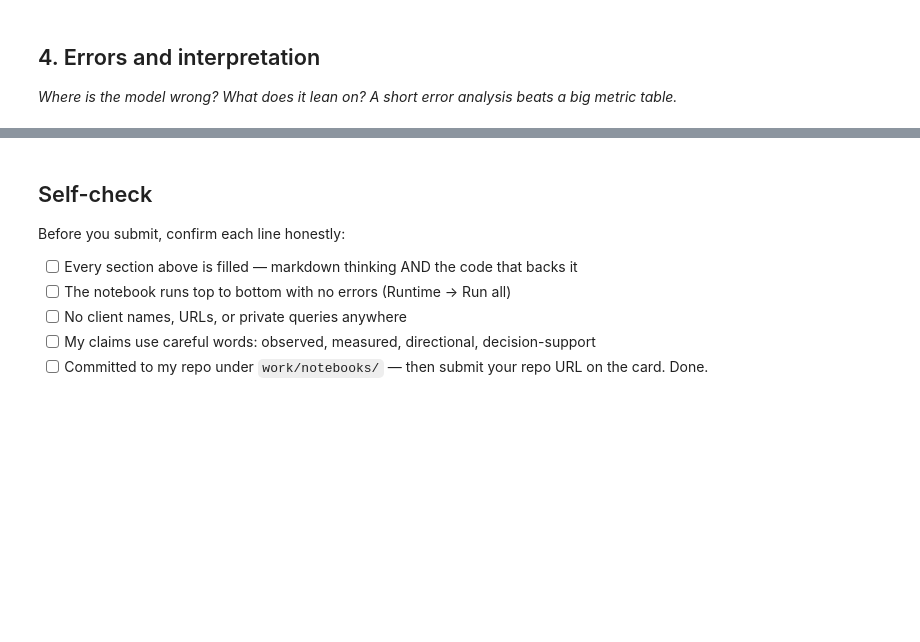
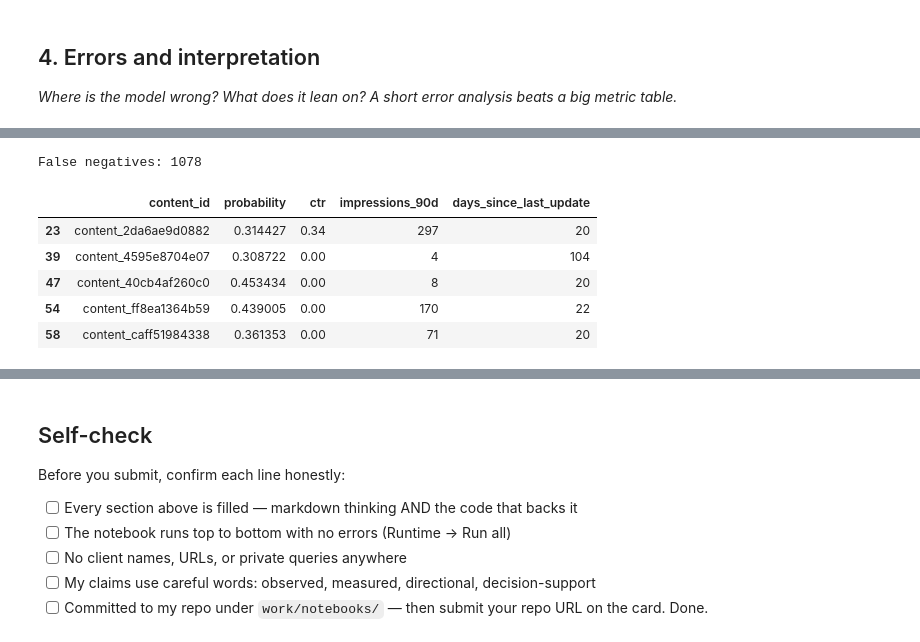
Before and after one commit to mansi-cs/flyrank-ml-internship, a Jupyter notebook: work/notebooks/w05_model.ipynb, the cells around one changed output, grey strips where cells are left out. Cells and saved outputs as stored; diff of their text form; code cells hidden in the pictures; blank space fills up the shorter version.

```diff
--- a/work/notebooks/w05_model.ipynb
+++ b/work/notebooks/w05_model.ipynb
@@ -200,0 +314,25 @@ NotFittedError: Pipeline is not fitted yet.
+# %%
+false_negatives = results[
+    (results["actual"] == 1) &
+    (results["predicted"] == 0)
+]
+
+print("False negatives:", len(false_negatives))
+
+false_negatives[
+    [
+        "content_id",
+        "probability",
+        "ctr",
+        "impressions_90d",
+        "days_since_last_update"
+    ]
+].head(5)
+# %% [output]
+False negatives: 1078
+|  | content_id | probability | ctr | impressions_90d | days_since_last_update |
+| 23 | content_2da6ae9d0882 | 0.314427 | 0.34 | 297 | 20 |
+| 39 | content_4595e8704e07 | 0.308722 | 0.00 | 4 | 104 |
+| 47 | content_40cb4af260c0 | 0.453434 | 0.00 | 8 | 20 |
+| 54 | content_ff8ea1364b59 | 0.439005 | 0.00 | 170 | 22 |
+| 58 | content_caff51984338 | 0.361353 | 0.00 | 71 | 20 |
```
Also changed, not shown: parts of 20 cells of this notebook.
